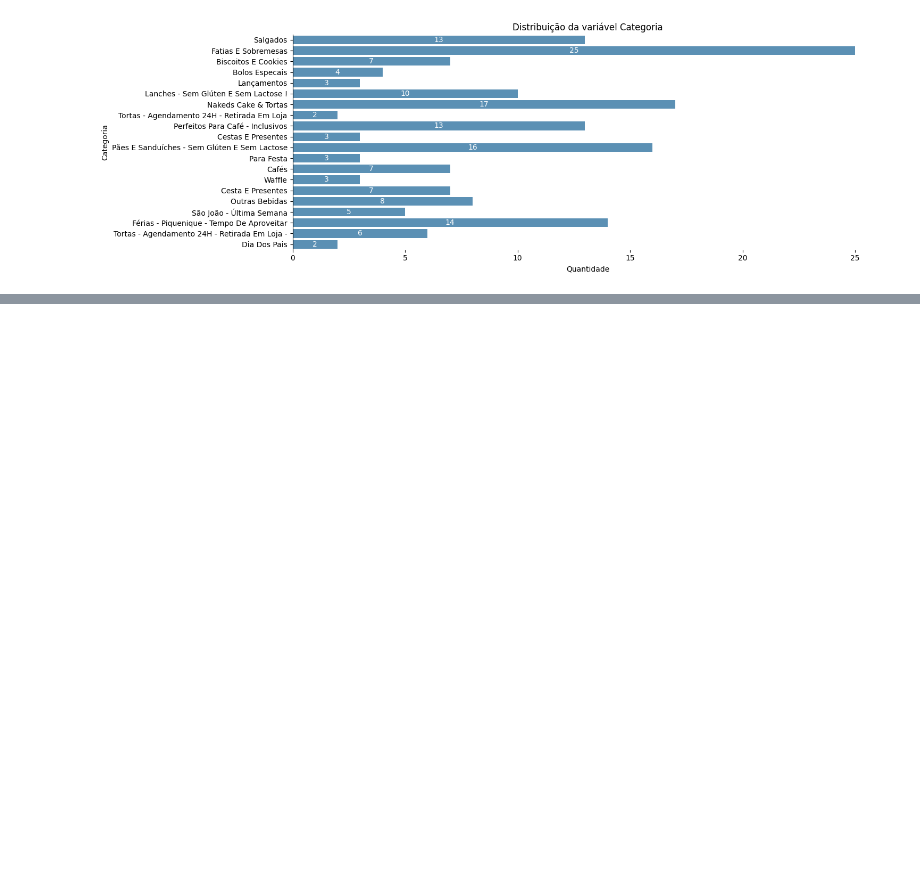
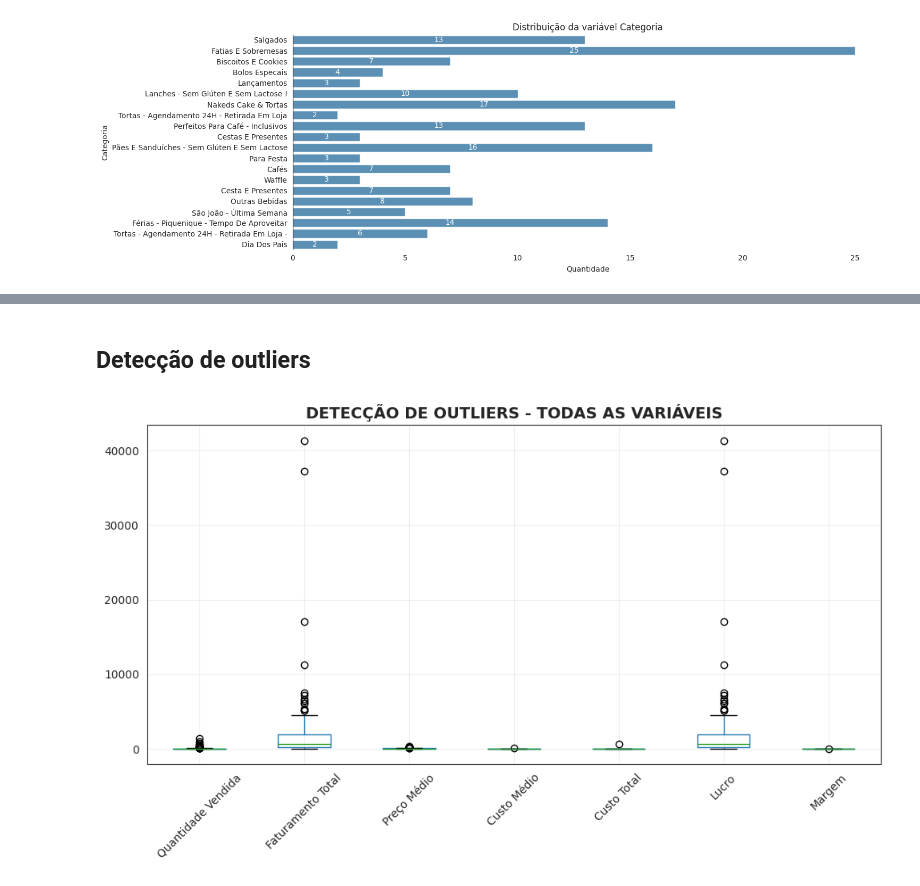
Before and after one commit to jjhonxpx/confeitaria_projeto01, a Jupyter notebook: EDA_Confeitaria.ipynb, the cells around one changed output, grey strips where cells are left out. Drawn from its saved outputs; the diff is of its cells as text; code cells hidden in the pictures; blank space fills up the shorter version.

Commit message:
add correlation analysis and outlier detection

```diff
--- a/EDA_Confeitaria.ipynb
+++ b/EDA_Confeitaria.ipynb
@@ -233,0 +254,23 @@ plt.plot()
+# %% [markdown]
+## Detecção de outliers
+# %%
+def detectar_outliers(coluna):
+    Q1 = coluna.quantile(0.25)
+    Q3 = coluna.quantile(0.75)
+    IQR = Q3 - Q1
+    limite_inferior = Q1 - 1.5 * IQR
+    limite_superior = Q3 + 1.5 * IQR
+
+    outliers = coluna[(coluna < limite_inferior) | (coluna > limite_superior)]
+    return len(outliers), limite_inferior, limite_superior
+# Visualização de outliers
+plt.figure(figsize=(10, 6))
+df[variaveis_quantitativas].boxplot()
+plt.title('DETECÇÃO DE OUTLIERS - TODAS AS VARIÁVEIS',
+          fontsize=14, fontweight='bold')
+plt.xticks(rotation=45)
+plt.grid(True, alpha=0.3)
+plt.tight_layout()
+plt.show()
+# %% [output]
+[figure, added]
```
Also changed, not shown: parts of 7 cells of this notebook.
